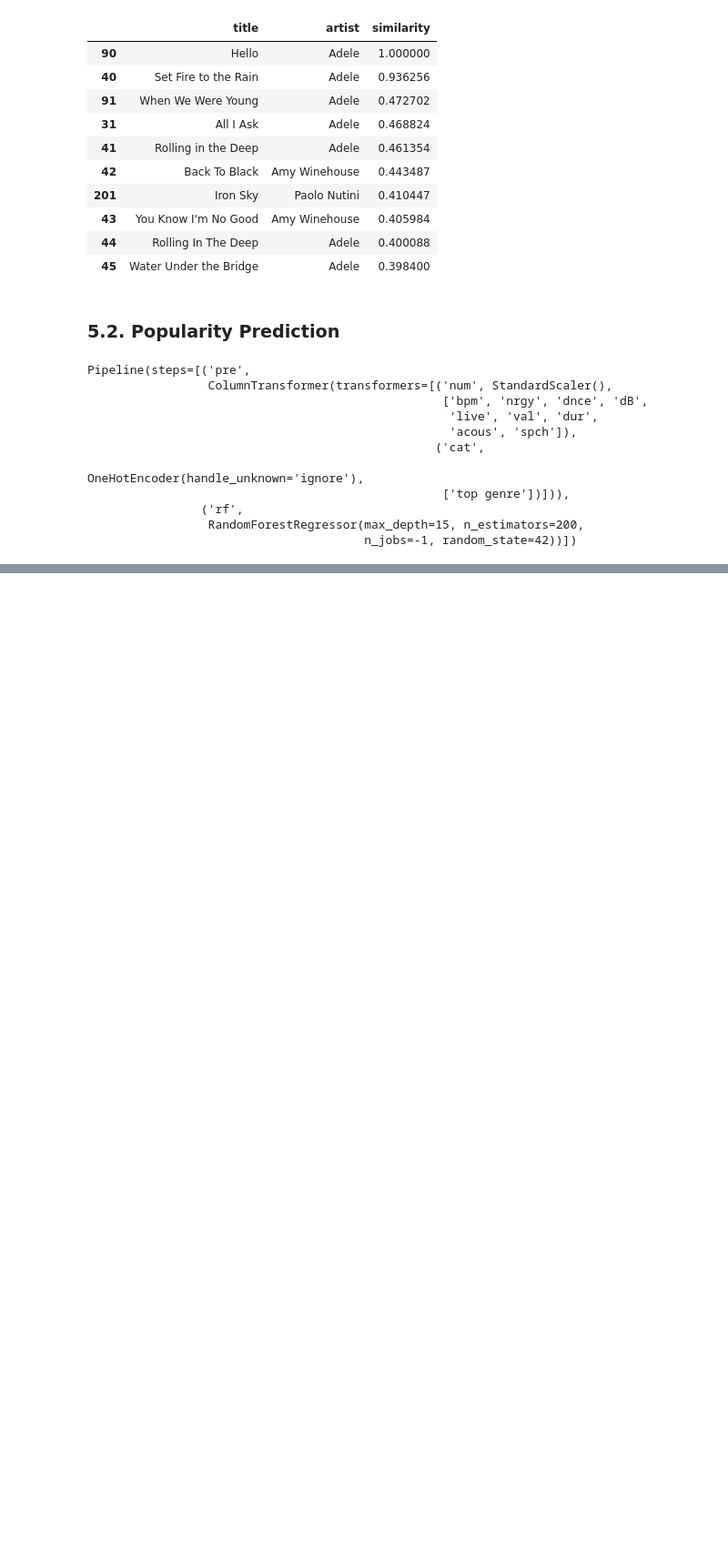
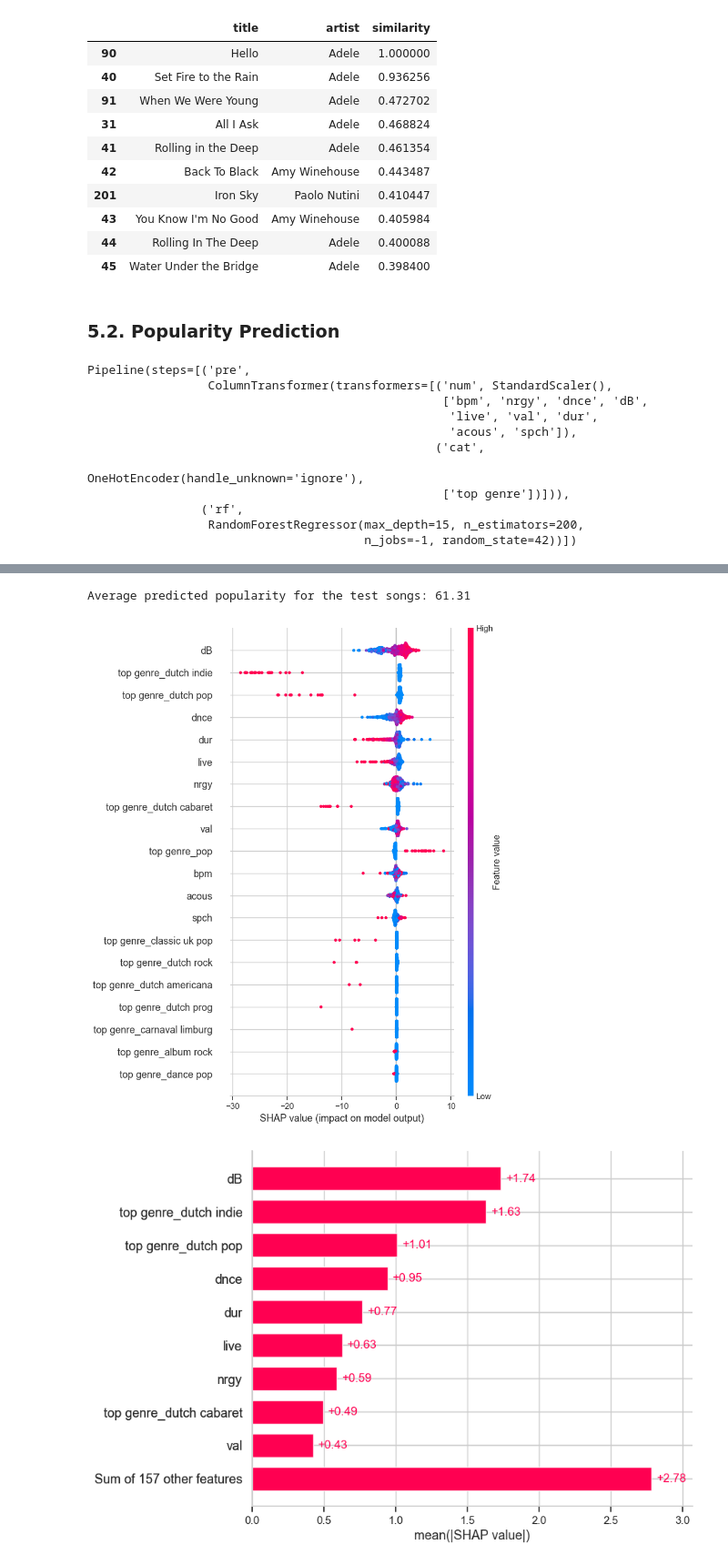
Before and after one commit to othats/SpotifyAnalytics2025, a Jupyter notebook: spotify.ipynb, the cells around one changed output, grey strips where cells are left out. Shown at 91% size. Saved outputs shown, nothing was run; the diff lists cells and outputs as text; code cells hidden in the pictures; blank space fills up the shorter version.

```diff
--- a/spotify.ipynb
+++ b/spotify.ipynb
@@ -656,0 +703,15 @@ NameError: name 'mean_squared_error' is not defined
+# %%
+num_names = numeric_cols
+cat_names = preprocessor.named_transformers_["cat"].get_feature_names_out(categorical_cols)
+feature_names = np.concatenate([num_names, cat_names])
+# %%
+X_train_shap = pd.DataFrame(X_train_trans.toarray() if hasattr(X_train_trans,"toarray") else X_train_trans,
+                            columns=feature_names)
+X_test_shap = pd.DataFrame(X_test_trans.toarray() if hasattr(X_test_trans,"toarray") else X_test_trans,
+                           columns=feature_names)
+# %%
+explainer = shap.TreeExplainer(model)
+# %%
+shap_values = explainer(X_test_shap)
+display(X_test_shap.head())
+print(shap_values[0])
@@ -656,0 +743,18 @@ NameError: name 'mean_squared_error' is not defined
+# %%
+y_pred = pipeline.predict(X_test)
+avg_popularity = y_pred.mean()
+
+print(f"Average predicted popularity for the test songs: {avg_popularity:.2f}")
+# %% [output]
+Average predicted popularity for the test songs: 61.31
+# %%
+# Global explainability
+
+# Beeswarm plot
+shap.summary_plot(shap_values, X_test_shap)
+
+# Bar plot of mean(|SHAP|)
+shap.plots.bar(shap_values)
+# %% [output]
+[figure, added]
+[figure, added]
```
Also changed, not shown: parts of 23 cells of this notebook, 5 other files.
